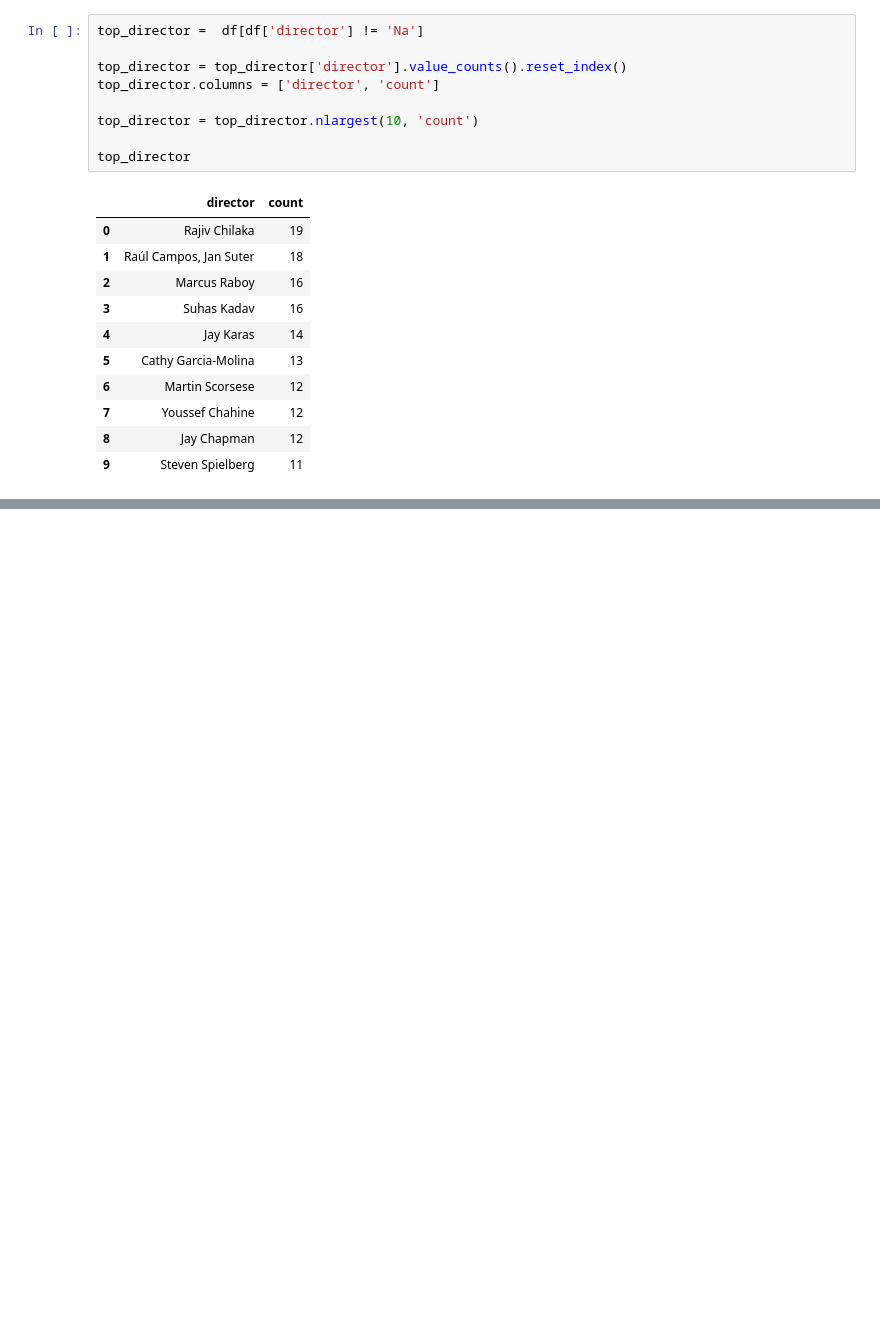
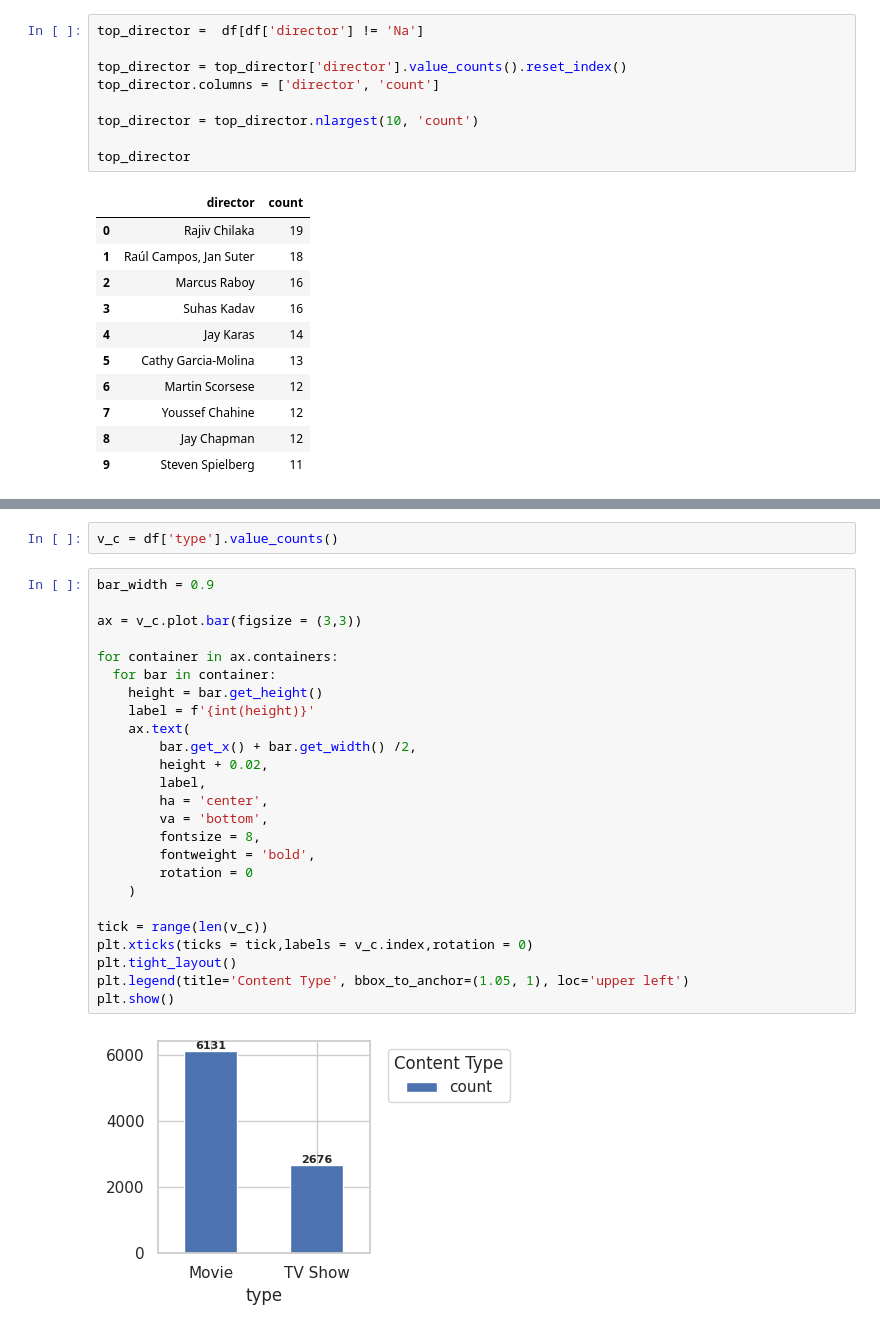
Before and after one commit to Udhay2898/Netflix_EDA, a Jupyter notebook: Nertflix_EDA.ipynb, the cells around one changed output, grey strips where cells are left out. Cells and saved outputs as stored; diff of their text form; blank space fills up the shorter version.

```diff
--- a/Nertflix_EDA.ipynb
+++ b/Nertflix_EDA.ipynb
@@ -437,0 +443,29 @@ NameError: name 'country_name' is not defined
+# %%
+v_c = df['type'].value_counts()
+# %%
+bar_width = 0.9
+
+ax = v_c.plot.bar(figsize = (3,3))
+
+for container in ax.containers:
+  for bar in container:
+    height = bar.get_height()
+    label = f'{int(height)}'
+    ax.text(
+        bar.get_x() + bar.get_width() /2,
+        height + 0.02,
+        label,
+        ha = 'center',
+        va = 'bottom',
+        fontsize = 8,
+        fontweight = 'bold',
+        rotation = 0
+    )
+
+tick = range(len(v_c))
+plt.xticks(ticks = tick,labels = v_c.index,rotation = 0)
+plt.tight_layout()
+plt.legend(title='Content Type', bbox_to_anchor=(1.05, 1), loc='upper left')
+plt.show()
+# %% [output]
+[figure, added]
```
Also changed, not shown: parts of 10 cells of this notebook.
